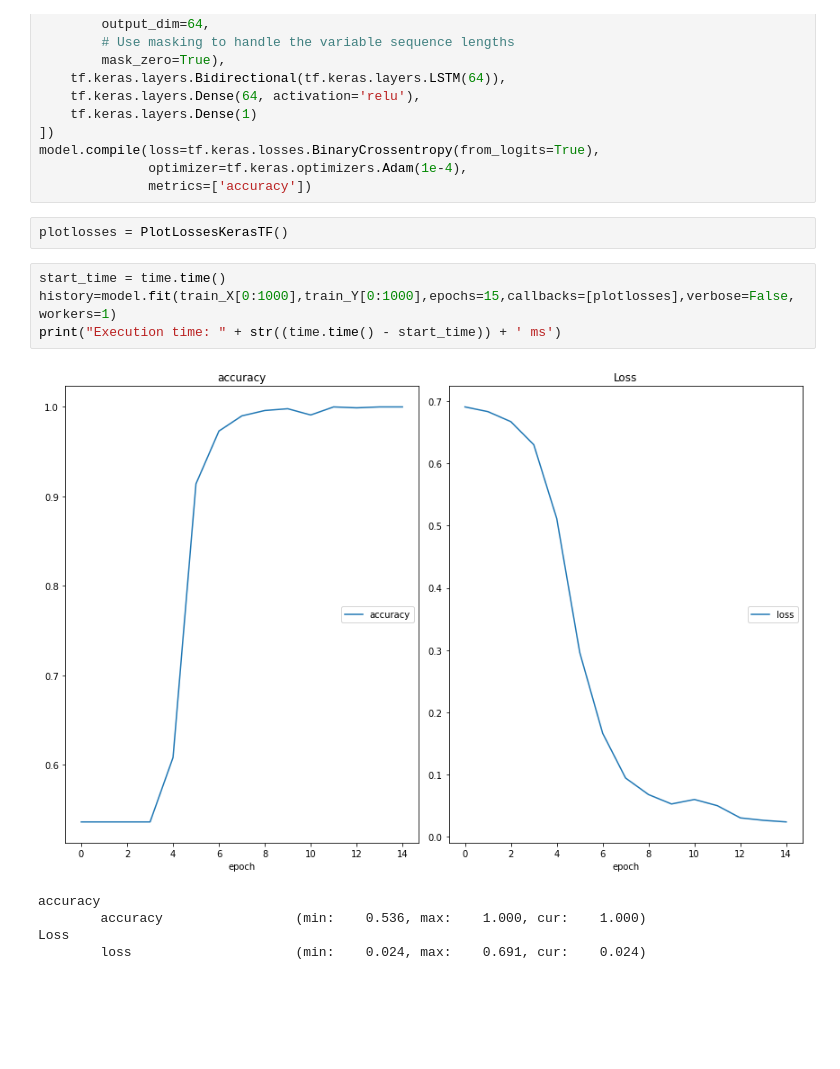
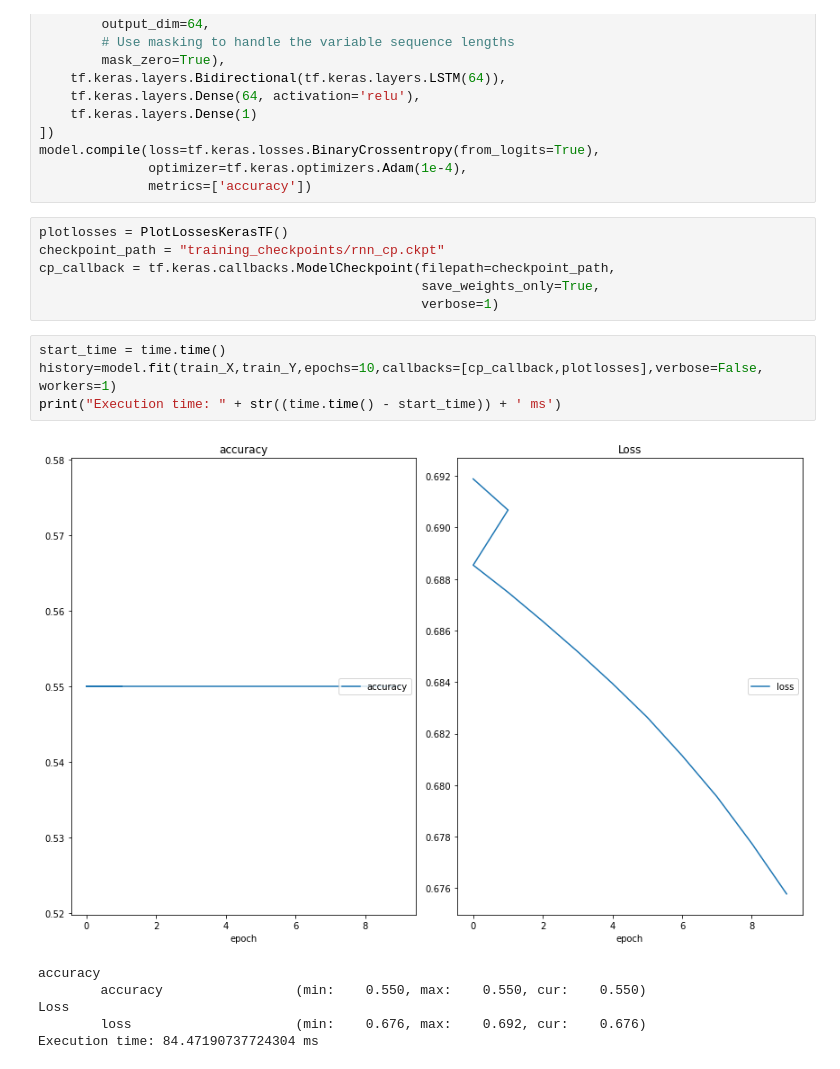
Before and after one commit to Squishy123/CPS803-Project, a Jupyter notebook: src/rnn.ipynb, the cells around one changed output. Saved outputs shown, nothing was run; the diff lists cells and outputs as text; blank space fills up the shorter version.

Commit message:
Added checkpoint saving

```diff
--- a/src/rnn.ipynb
+++ b/src/rnn.ipynb
@@ -55,16 +56,21 @@ model=tf.keras.Sequential([
 model.compile(loss=tf.keras.losses.BinaryCrossentropy(from_logits=True),
               optimizer=tf.keras.optimizers.Adam(1e-4),
               metrics=['accuracy'])
-# %%
-plotlosses = PlotLossesKerasTF()
+# %%
+plotlosses = PlotLossesKerasTF()
+checkpoint_path = "training_checkpoints/rnn_cp.ckpt"
+cp_callback = tf.keras.callbacks.ModelCheckpoint(filepath=checkpoint_path,
+                                                 save_weights_only=True,
+                                                 verbose=1)
 # %%
 start_time = time.time()
-history=model.fit(train_X[0:1000],train_Y[0:1000],epochs=15,callbacks=[plotlosses],verbose=False, workers=1)
+history=model.fit(train_X,train_Y,epochs=10,callbacks=[cp_callback,plotlosses],verbose=False, workers=1)
 print("Execution time: " + str((time.time() - start_time)) + ' ms')
 # %% [output]
-[figure, old version]
+[figure, new version]
 accuracy
-        accuracy                 (min:    0.536, max:    1.000, cur:    1.000)
+        accuracy                 (min:    0.550, max:    0.550, cur:    0.550)
 Loss
-        loss                     (min:    0.024, max:    0.691, cur:    0.024)
+        loss                     (min:    0.676, max:    0.692, cur:    0.676)
+Execution time: 84.47190737724304 ms
 # %%
```
Also changed, not shown: parts of 2 cells of this notebook.
